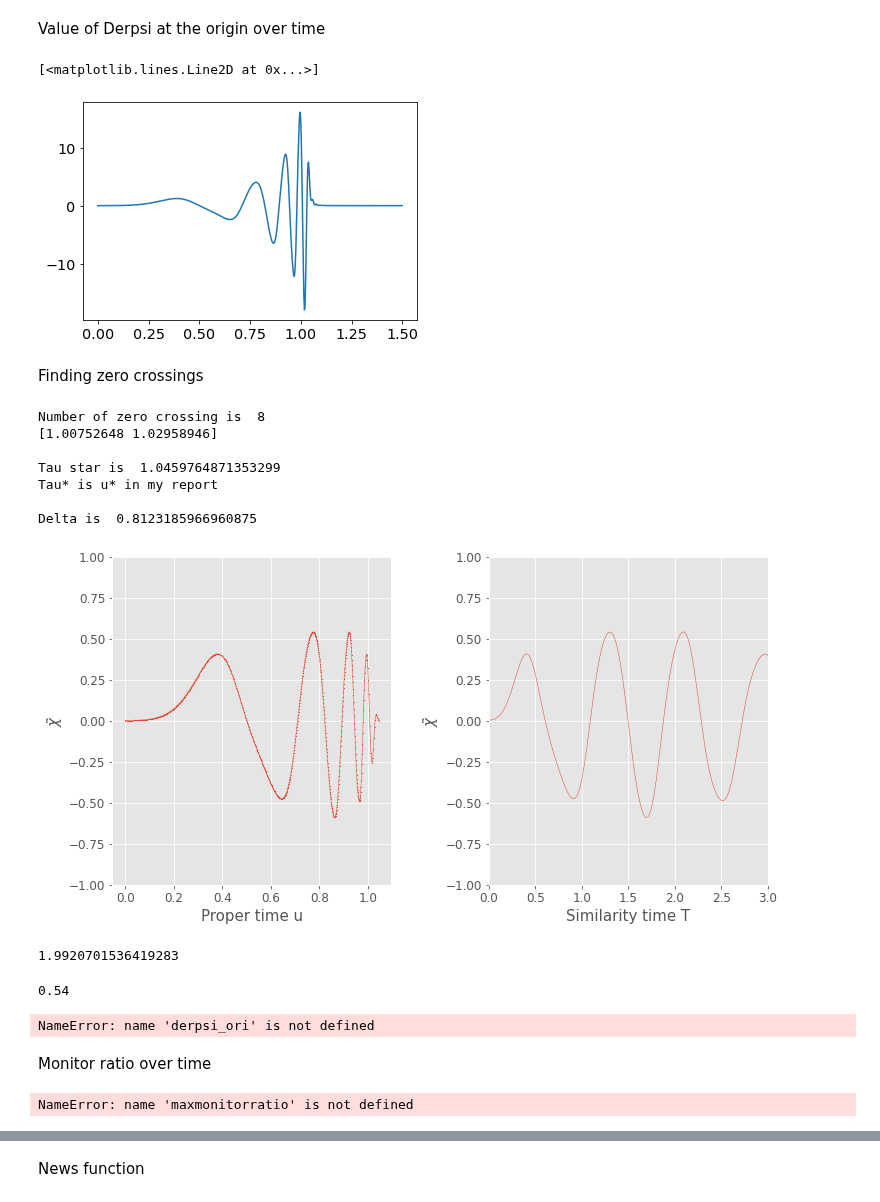
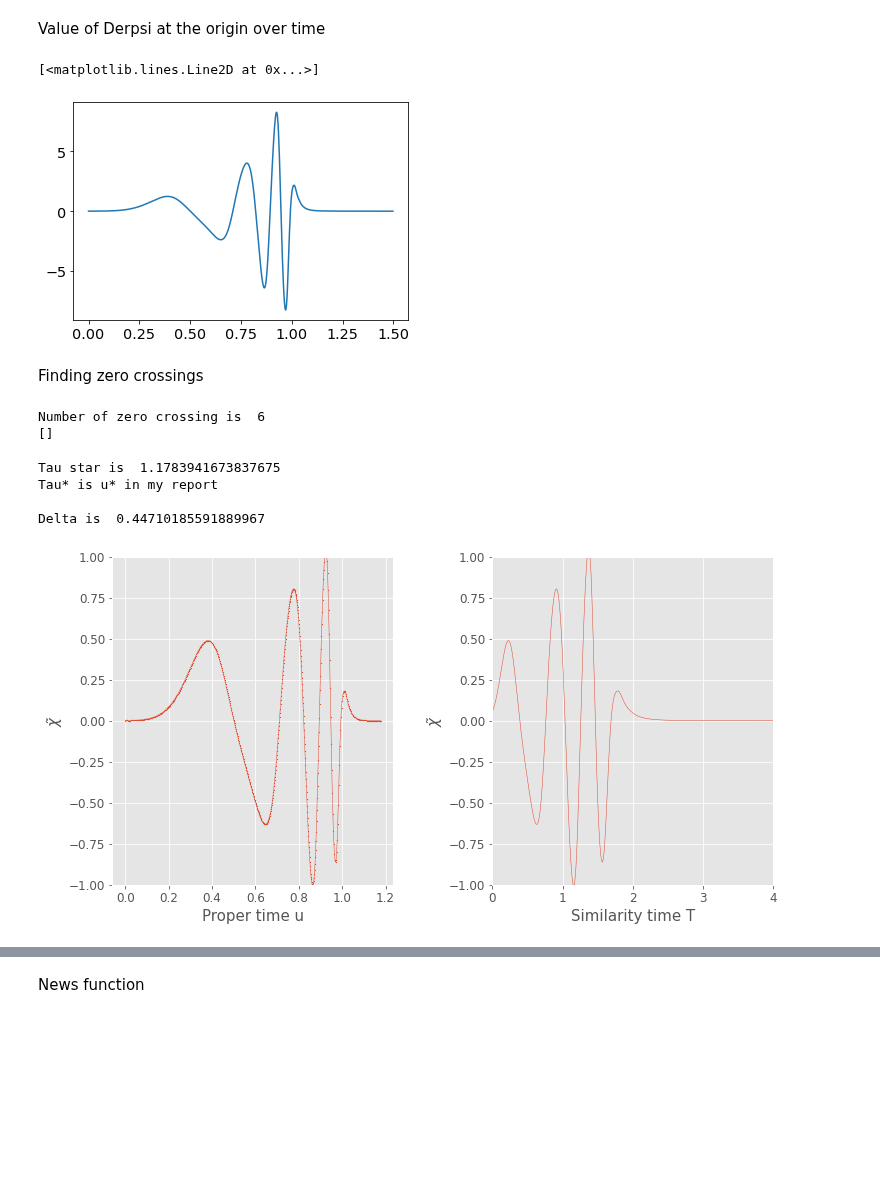
Before and after one commit to rita-png/gravitational-collapse, a Jupyter notebook: TMYangMills/PostProcessing.ipynb, the cells around one changed output, grey strips where cells are left out. Drawn from its saved outputs; the diff is of its cells as text; code cells hidden in the pictures; blank space fills up the shorter version.

```diff
--- a/TMYangMills/PostProcessing.ipynb
+++ b/TMYangMills/PostProcessing.ipynb
@@ -53,7 +53,7 @@ derderxi_ori=[]
 for var in vars:
 
     #dir = "/home/rita13santos/Desktop/MSc Thesis/Git/TMYangMills/DATA/muninnDATA/res1/{}.txt".format(var)
-    dir = "/home/rita13santos/Desktop/savedYM/run24/{}.txt".format(var)
+    dir = "/home/rita13santos/Desktop/run10/{}.txt".format(var)
 
 
     print(dir)
@@ -161,7 +161,7 @@ Value of Derpsi at the origin over time
 plt.plot(time, derderxi_ori)
 # %% [output]
 [<matplotlib.lines.Line2D at 0x...>]
-[figure, old version]
+[figure, new version]
 # %% [markdown]
 Finding zero crossings
 # %%
@@ -173,7 +173,7 @@ roots=spl.roots()
 print("Number of zero crossing is ",len(roots))
 print(roots[k:(k+3)+1])
 
-k=1
+k=2
 tau_star=(roots[0+k]*roots[3+k]-roots[1+k]*roots[2+k])/(roots[0+k]-roots[1+k]-roots[2+k]+roots[3+k])
 print("\nTau star is ", tau_star)
 print("Tau* is u* in my report")
@@ -181,13 +181,13 @@ print("Tau* is u* in my report")
 Delta=2*math.log((tau_star-roots[k])/(tau_star-roots[k+1]))
 print("\nDelta is ", Delta)
 # %% [output]
-Number of zero crossing is  8
-[1.00752648 1.02958946]
+Number of zero crossing is  6
+[]
 
-Tau star is  1.0459764871353299
+Tau star is  1.1783941673837675
 Tau* is u* in my report
 
-Delta is  0.8123185966960875
+Delta is  0.44710185591889967
 # %%
 Delta=0.6
 # %%
@@ -205,77 +205,32 @@ for tt in adapt_time:
 
     aux=np.exp(-tt)*1/2*derderxi_ori[i]
     chitilde.append(aux)
     i=i+1
 
 with plt.style.context('ggplot'):
     """plt.rcParams.update({'font.size': 12})
     plt.rcParams["figure.figsize"] = (7,5)"""
     fig, (ax1, ax2) = plt.subplots(1, 2,figsize=(11, 6))
 
     #ax1.plot(time,np.multiply(1/2,derderxi_ori),linewidth=0.5)
     #ax1.scatter(time,np.multiply(1/2,derderxi_ori),s=0.5)
     ax1.plot(time[0:len(chitilde)],chitilde,linewidth=0.5)
     ax1.scatter(time[0:len(chitilde)],chitilde,s=0.5)
     ax1.set_ylim([-1,1])
     ax1.set_xlabel("Proper time u",fontsize=15)
     ax1.set_ylabel(r"$\tilde{\chi}$",fontsize=15)
-    ax2.set_xlim([0.,3])
+    ax2.set_xlim([0.,4])
     ax2.set_ylim([-1,1])
 
     #ax2.plot(adapt_time,np.multiply(1/2,derderxi_ori[0:len(adapt_time)]),linewidth=0.5)
     ax2.plot(adapt_time,chitilde,linewidth=0.5)
     #ax2.scatter(adapt_time,np.multiply(1/2,derderxi_ori[0:len(adapt_time)]),s=0.5)
     ax2.set_xlabel("Similarity time T",fontsize=15)
     ax2.set_ylabel(r"$\tilde{\chi}$",fontsize=15)
     fig.tight_layout(pad=3.0)
 
     plt.savefig("myImagePDF.pdf", format="pdf", bbox_inches="tight")
 
     plt.show()
 # %% [output]
-[figure, old version]
+[figure, new version]
-# %%
-1/np.exp(-0.6*2)*0.6
-# %% [output]
-1.9920701536419283
-# %%
-(1.75-1.48)*2
-# %% [output]
-0.54
-# %%
-from scipy.interpolate import UnivariateSpline
-
-spl = UnivariateSpline(adapt_time,derpsi_ori[0:len(adapt_time)], s=0)
-
-roots=spl.roots()
-len(roots)
-roots
-# %% [output]
-NameError: name 'derpsi_ori' is not defined
-# %% [markdown]
-Monitor ratio over time
-# %%
-"""L=len(m[0])
-
-monitor_ratio=[]
-for t in range(0,len(m)-1):
-    aux=[]
-    for x in range(4,L-3):
-        aux.append(2*m[t][x]*(1-grid[t][x])/grid[t][x])
-    monitor_ratio.append(max(aux))"""
-
-
-with plt.style.context('ggplot'):
-
-    plt.rcParams["figure.figsize"] = (7,5)
-    #plt.plot(time[0:len(time)-1],monitor_ratio,linewidth=0.5)
-    plt.scatter(adapt_time[0:len(adapt_time)-30],maxmonitorratio[0:len(adapt_time)-30],s=2)
-
-    plt.plot(adapt_time[0:len(adapt_time)-38],maxmonitorratio[0:len(adapt_time)-38],linewidth=0.5)
-    plt.ylabel("max(2m/r)",fontsize=15)
-    plt.xlabel("Similarity time T",fontsize=15)
-    plt.ylim([0.15,0.6])
-    plt.savefig("myImagePDF.pdf", format="pdf", bbox_inches="tight")
-    plt.show()
-# %% [output]
-NameError: name 'maxmonitorratio' is not defined
```
Also changed, not shown: parts of 18 cells of this notebook, 2 other files.
